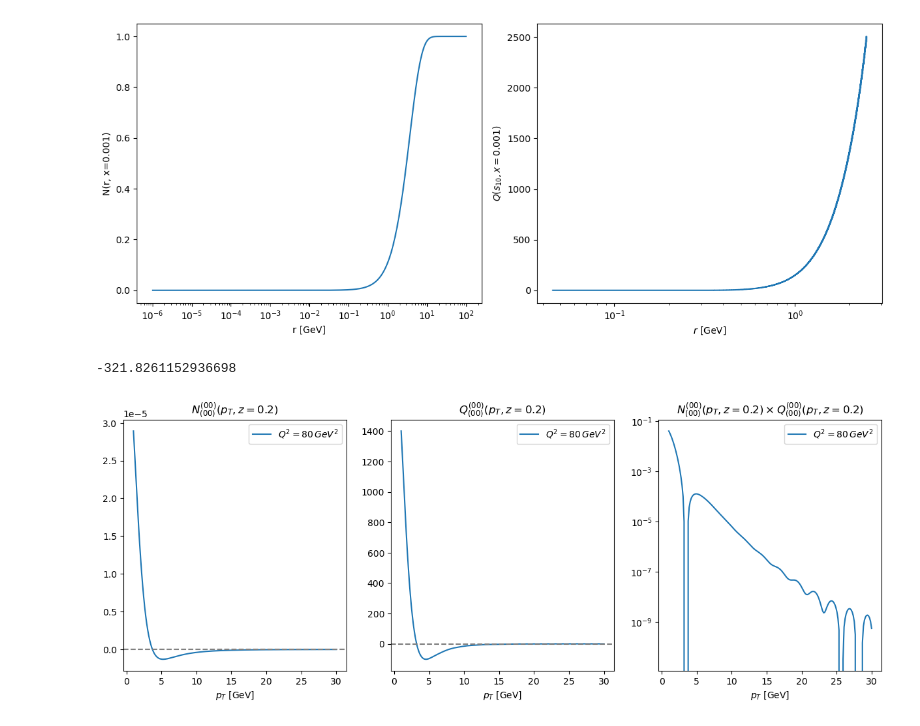
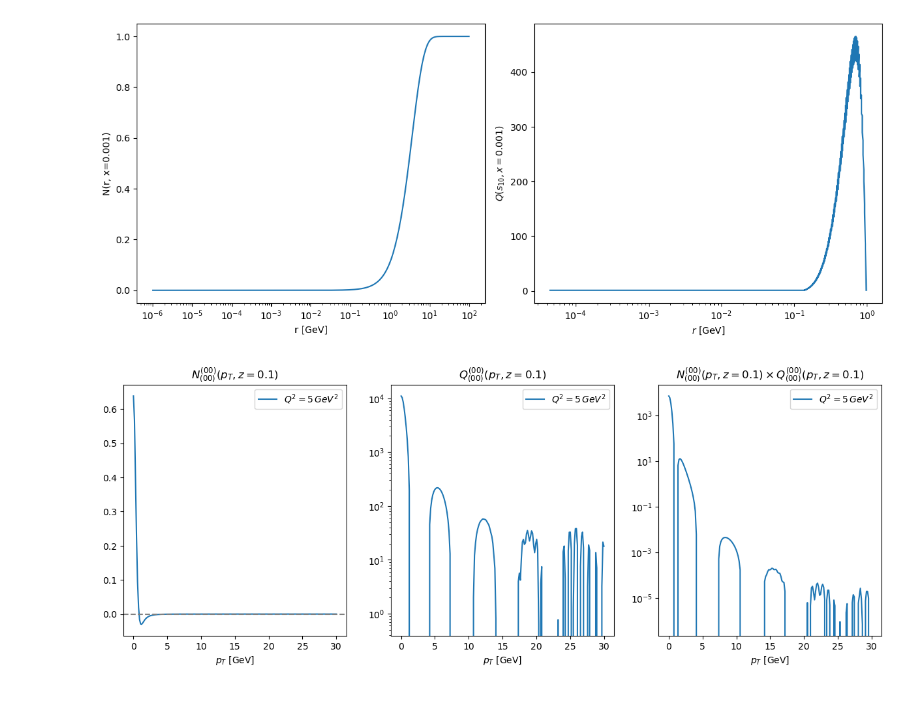
Before and after one commit to brandonmanley/dijet_DSA, a Jupyter notebook: bmanley/DSA_testing.ipynb, the cells around one changed output. Drawn from its saved outputs; the diff is of its cells as text; code cells hidden in the pictures.

```diff
--- a/bmanley/DSA_testing.ipynb
+++ b/bmanley/DSA_testing.ipynb
@@ -10,7 +10,7 @@ Ndipole_df = pd.read_csv(unpolar_input_file, sep=r'\s+', header=None, names=['xB
 
 
 # load polarized data
-delta = 0.01
+delta = 0.05
 dstr = str(delta)[2:]
 # polar_indir = '/Users/brandonmanley/Desktop/PhD/moment_evolution/evolved_dipoles/largeNc&Nf/d'+dstr+'_ones/'
 # polar_input_files = [polar_indir+'d'+dstr+'_NcNf3_ones_'+ia+'.dat' for ia in ['Q', 'G2', 'I3', 'I4', 'I5']]
@@ -42,7 +42,7 @@ axes[0].set_ylabel('N(r, x=0.001)')
 test_eta = np.sqrt((0.25*3.0)/(2*np.pi))*np.log(10/0.0001)
 Q_test = pdipole_dfs[np.isclose(pdipole_dfs['eta'], test_eta, atol=delta*0.99)]
 # axes[1].plot((1/lambdaIR)*np.exp(-Q_test['s10']*0.5), np.log(np.abs(Q_test['Q'])))
-axes[1].plot((1/lambdaIR)*np.exp(-Q_test['s10']*0.5), Q_test['Q'])
+axes[1].plot((1/lambdaIR)*np.exp(-Q_test['s10']*0.5), Q_test['G2'])
 axes[1].semilogx()
 # axes[1].set_xlabel(r'$s_{10}$')
 axes[1].set_xlabel(r'$r$ [GeV]')
@@ -51,18 +51,21 @@ axes[1].set_ylabel(r'$Q(s_{10}, x = 0.001)$')
 plt.tight_layout()
 plt.show()
 # %% [output]
-[figure, old version]
+[figure, new version]
 # %%
 # define the transfroms needed for DSA
 
-lambdaIR = 0.4  # IR cutoff in GeV
+lambdaIR = 1  # IR cutoff in GeV
 
-def double_bessel(pT, Q, z, xBj, indices, amp):
+def blend(x):
+    return (1/(1+np.exp(6*x)))-0.5
+
+def double_bessel(pT, Q, z, xBj, indices, amp, lamIR = lambdaIR):
 
     # fixme: still fixed coupling (for polarized), need to add running coupling
     ia, ib, ic, id = indices
 
-    prefactor = ((pT/lambdaIR)**ic)*(((Q*np.sqrt(z*(1-z)))/lambdaIR)**id)
+    prefactor = ((pT/lamIR)**ic)*(((Q*np.sqrt(z*(1-z)))/lamIR)**id)
 
     # polarized dipoles
     if amp != 'N':
@@ -71,7 +74,7 @@ def double_bessel(pT, Q, z, xBj, indices, amp):
         prefactor *= (1/(2*bas))
 
         # select A(s_{10}, \eta = \eta(xBj))
-        target_eta = round((bas/delta)*np.log((Q**2)/(xBj*(lambdaIR**2))))*delta
+        target_eta = round((bas/delta)*np.log((Q**2)/(xBj*(lamIR**2))))*delta
         # print(target_eta)
         dipole = pdipole_dfs[np.isclose(pdipole_dfs['eta'], target_eta, atol=delta*0.99)][['s10', amp]]
 
@@ -88,6 +91,7 @@ def double_bessel(pT, Q, z, xBj, indices, amp):
         if amp != 'N':
             u = -irow['s10']*(1/(2*bas))
             amp_value = irow[amp]
+            amp_value *= 0.00001
             size = delta
 
         else:
@@ -97,61 +101,64 @@ def double_bessel(pT, Q, z, xBj, indices, amp):
 
         # print(u)
 
-        sum += size*np.exp(u*(2+ic+id))*jv(ia, (pT/lambdaIR)*np.exp(u))*kv(ib, (Q/lambdaIR)*np.sqrt(z*(1-z))*np.exp(u))*amp_value
+        sum += size*np.exp(u*(2+ic+id))*jv(ia, (pT/lamIR)*np.exp(u))*kv(ib, (Q/lamIR)*np.sqrt(z*(1-z))*np.exp(u))*amp_value
 
 
+    # print(sum)
     # freeze amp and keep adding sum
     if amp != 'N':
         s10_min, amp_IR = tuple(dipole.loc[dipole.index[0], ['s10', amp]])
-        for is10 in range(1000):
+        # amp_IR *= 0.0000001
+        # print(s10_min, amp_IR)
+        for is10 in range(100):
             u = -(s10_min - is10*delta)*(1/(2*bas))
-            sum += size*np.exp(u*(2+ic+id))*jv(ia, (pT/lambdaIR)*np.exp(u))*kv(ib, (Q/lambdaIR)*np.sqrt(z*(1-z))*np.exp(u))*amp_IR
+            amp_value = amp_IR*(1+blend(-u))
+            # print(u)
+            sum += size*np.exp(u*(2+ic+id))*jv(ia, (pT/lamIR)*np.exp(u))*kv(ib, (Q/lamIR)*np.sqrt(z*(1-z))*np.exp(u))*amp_value
+            # print(sum)
 
 
     return prefactor*sum
-# %%
-double_bessel(5, np.sqrt(10), 0.2, 0.001, [0,0,0,0], 'Q')
-# %% [output]
--321.8261152936698
 # %%
 # compute db transform
 
-pT_values = np.linspace(1,30,200)
-test_Q2 = np.sqrt(80)
-test_z = 0.2
+pT_values = np.linspace(0,30,200)
+test_Q2 = np.sqrt(5)
+test_z = 0.1
 testN = [double_bessel(ipT, test_Q2, test_z, 0.01, [0,0,0,0], 'N') for ipT in pT_values]
 testQ = [double_bessel(ipT, test_Q2, test_z, 0.01, [0,0,0,0], 'Q') for ipT in pT_values]
 # %%
 fig, axes = plt.subplots(1, 3, figsize=(15, 5))
 
 axes[0].plot(pT_values, testN, label = fr'$Q^2={round(test_Q2**2)}\,GeV^2$')
 axes[0].axhline(y=0, color='grey', linestyle='--')
 axes[0].set_xlabel(r'$p_{T}$ [GeV]')
 axes[0].set_title(fr'$N_{{(00)}}^{{(00)}}(p_T, z={test_z})$')
 axes[0].legend()
+# axes[0].semilogy()
 
 axes[1].plot(pT_values, testQ, label = fr'$Q^2={round(test_Q2**2)}\,GeV^2$')
 axes[1].axhline(y=0, color='grey', linestyle='--')
 axes[1].set_xlabel(r'$p_{T}$ [GeV]')
 axes[1].set_title(fr'$Q_{{(00)}}^{{(00)}}(p_T, z={test_z})$')
 axes[1].legend()
-# axes[1].semilogy()
+axes[1].semilogy()
 
 axes[2].plot(pT_values, np.array(testN)*np.array(testQ), label = fr'$Q^2={round(test_Q2**2)}\,GeV^2$')
 axes[2].axhline(y=0, color='grey', linestyle='--')
 axes[2].semilogy()
 axes[2].set_xlabel(r'$p_{T}$ [GeV]')
 axes[2].set_title(fr'$N_{{(00)}}^{{(00)}}(p_T, z={test_z})\times Q_{{(00)}}^{{(00)}}(p_T, z={test_z})$')
 axes[2].legend()
 
 # plt.plot(pT_values, N_pTs[1], label = "Q, a,b = 1,0")
 # plt.plot(pT_values, N_pTs[2], label = "a,b = 0,1")
 # plt.plot(pT_values, N_pTs[3], label = "a,b = 1,1")
 # plt.legend()
 plt.axhline(y=0, color='grey', linestyle='--')
 plt.show()
 # %% [output]
-[figure, old version]
+[figure, new version]
 # %%
 # define functions needed for DSA
 
```
Also changed, not shown: parts of 5 cells of this notebook, 1 other file.
